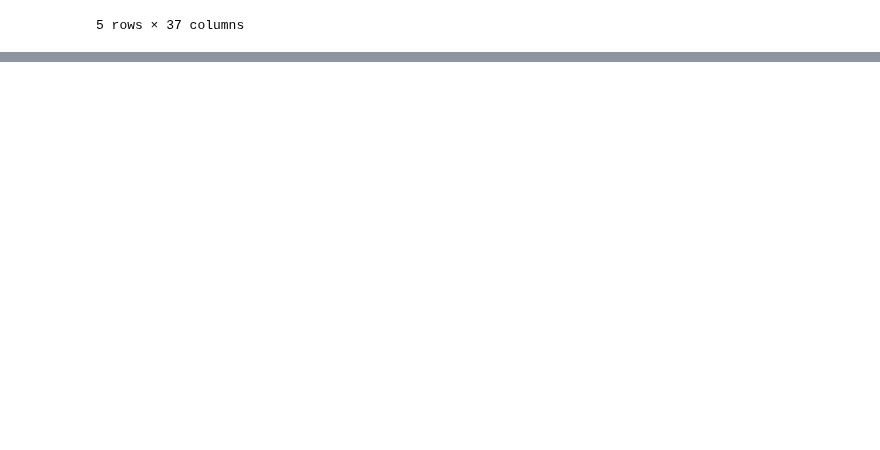
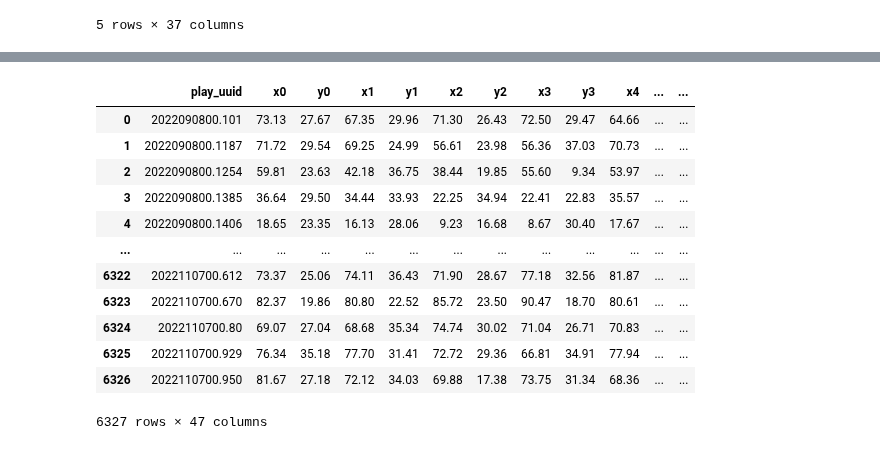
Before and after one commit to rfe123/umn_data_project_004, a Jupyter notebook: umn_data_project_004_nfl.ipynb, the cells around one changed output, grey strips where cells are left out. Saved outputs shown, nothing was run; the diff lists cells and outputs as text; code cells hidden in the pictures; blank space fills up the shorter version.

Commit message:
Save frame transform CSV and training notebook

```diff
--- a/umn_data_project_004_nfl.ipynb
+++ b/umn_data_project_004_nfl.ipynb
@@ -577,3 +577,38 @@ frame_conversion_df.head()
 | 4 | 2022100600 | 1069 | 42358.0 | Melvin Gordon | 6 | 2022-10-06 20:58:22.400000 | 25.0 | DEN | left | ... |
 # %%
 frame_conversion_df.to_csv('frame_conversions.csv')
+# %%
+flat_frames_dict = []
+
+for play in all_22_play_ids:
+    play_frame = ball_snap_df.loc[(ball_snap_df['play_uuid'] == play)]
+    frame_dict = {'play_uuid': play}
+
+    for i in range(23):
+        frame_dict['x' + str(i)] = play_frame.iloc[i]['x']
+        frame_dict['y' + str(i)] = play_frame.iloc[i]['y']
+        frame_dict['s' + str(i)] = play_frame.iloc[i]['s']
+        frame_dict['a' + str(i)] = play_frame.iloc[i]['a']
+        frame_dict['dis' + str(i)] = play_frame.iloc[i]['dis']
+        frame_dict['o' + str(i)] = play_frame.iloc[i]['o']
+        frame_dict['dir' + str(i)] = play_frame.iloc[i]['dir']
+
+    flat_frames_dict.append(frame_dict)
+
+transposed_frames_df = pd.DataFrame(flat_frames_dict)
+# %%
+transposed_frames_df
+# %% [output]
+|  | play_uuid | x0 | y0 | x1 | y1 | x2 | y2 | x3 | y3 | x4 | ... | ... |
+| 0 | 2022090800.101 | 73.13 | 27.67 | 67.35 | 29.96 | 71.30 | 26.43 | 72.50 | 29.47 | 64.66 | ... | ... |
+| 1 | 2022090800.1187 | 71.72 | 29.54 | 69.25 | 24.99 | 56.61 | 23.98 | 56.36 | 37.03 | 70.73 | ... | ... |
+| 2 | 2022090800.1254 | 59.81 | 23.63 | 42.18 | 36.75 | 38.44 | 19.85 | 55.60 | 9.34 | 53.97 | ... | ... |
+| 3 | 2022090800.1385 | 36.64 | 29.50 | 34.44 | 33.93 | 22.25 | 34.94 | 22.41 | 22.83 | 35.57 | ... | ... |
+| 4 | 2022090800.1406 | 18.65 | 23.35 | 16.13 | 28.06 | 9.23 | 16.68 | 8.67 | 30.40 | 17.67 | ... | ... |
+| ... | ... | ... | ... | ... | ... | ... | ... | ... | ... | ... | ... | ... |
+| 6322 | 2022110700.612 | 73.37 | 25.06 | 74.11 | 36.43 | 71.90 | 28.67 | 77.18 | 32.56 | 81.87 | ... | ... |
+| 6323 | 2022110700.670 | 82.37 | 19.86 | 80.80 | 22.52 | 85.72 | 23.50 | 90.47 | 18.70 | 80.61 | ... | ... |
+| 6324 | 2022110700.80 | 69.07 | 27.04 | 68.68 | 35.34 | 74.74 | 30.02 | 71.04 | 26.71 | 70.83 | ... | ... |
+| 6325 | 2022110700.929 | 76.34 | 35.18 | 77.70 | 31.41 | 72.72 | 29.36 | 66.81 | 34.91 | 77.94 | ... | ... |
+| 6326 | 2022110700.950 | 81.67 | 27.18 | 72.12 | 34.03 | 69.88 | 17.38 | 73.75 | 31.34 | 68.36 | ... | ... |
+6327 rows × 47 columns
```
Also changed, not shown: parts of 3 cells of this notebook, 2 other files.
